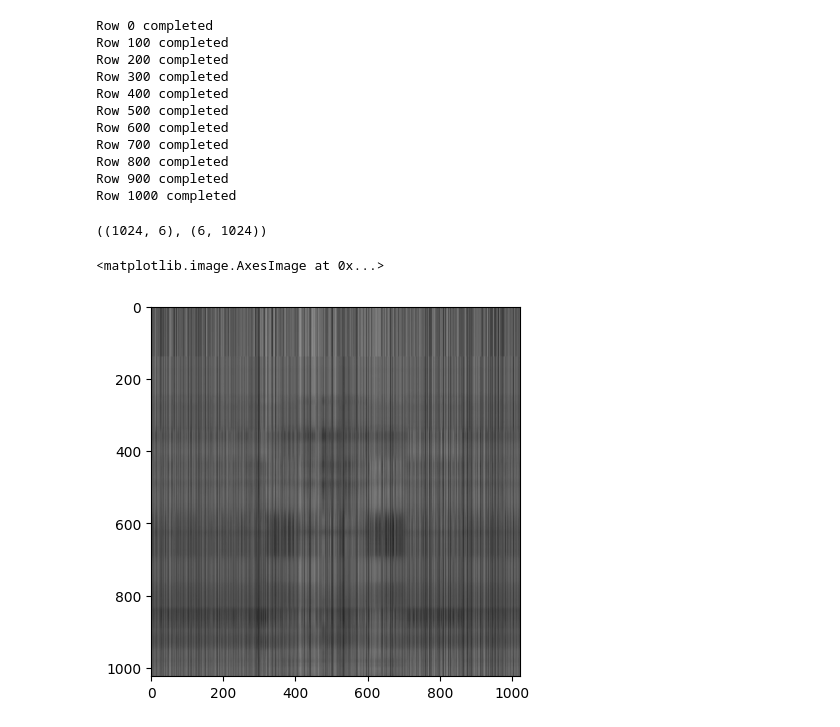
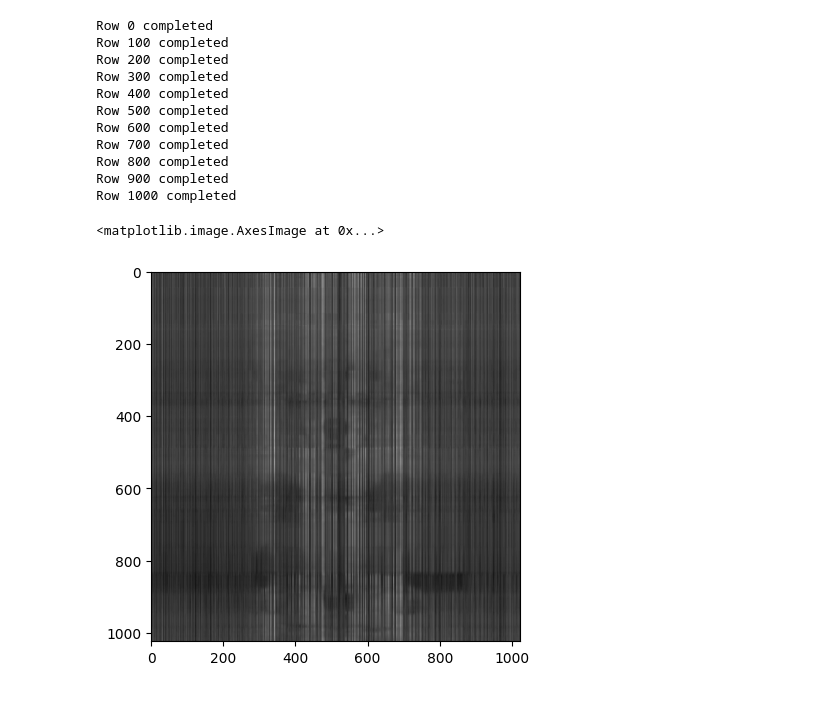
Before and after one commit to Hit2737/CS328_Intro_to_Data_Science_Project, a Jupyter notebook: file1.ipynb, the cells around one changed output. Saved outputs shown, nothing was run; the diff lists cells and outputs as text; code cells hidden in the pictures.

Commit message:
Some updaes in ALS_NNMF

```diff
--- a/file1.ipynb
+++ b/file1.ipynb
@@ -250,3 +250,13 @@ def ALS_NNMF(A_sampled: np.array, n_components: int, col_num: np.array, true_siz
             print(f"Row {i} completed")
 
     return W, H
+# %%
+# Calculating Accuracies for different values of k:
+W_H = []
+ks = [1,2,5,10,15,20,25,30]
+for k in ks:
+    W_H.append(ALS_NNMF(A_sampled,k,col_num,A.shape))
+
+Acc = []
+for W,H in W_H:
+    Acc.append(Accuracy(A, W @ H, 10))
@@ -253 +301,3 @@ def ALS_NNMF(A_sampled: np.array, n_components: int, col_num: np.array, true_siz
+# %%
+A_pred_30 = W_H[7][0] @ W_H[7][1]
 # %%
@@ -264,17 +314,13 @@ Row 700 completed
 Row 800 completed
 Row 900 completed
 Row 1000 completed
-# %%
-W__.shape, H__.shape
-# %% [output]
-((1024, 6), (6, 1024))
 # %%
 A_pred = W__ @ H__
 # %%
-plt.imshow(A_pred, cmap='gray')
+plt.imshow(A_pred_30, cmap='gray')
 # %% [output]
 <matplotlib.image.AxesImage at 0x...>
-[figure, old version]
+[figure, new version]
 # %%
 Accuracy(A, A_pred, 10)
 # %% [output]
```
Also changed, not shown: parts of 28 cells of this notebook.
